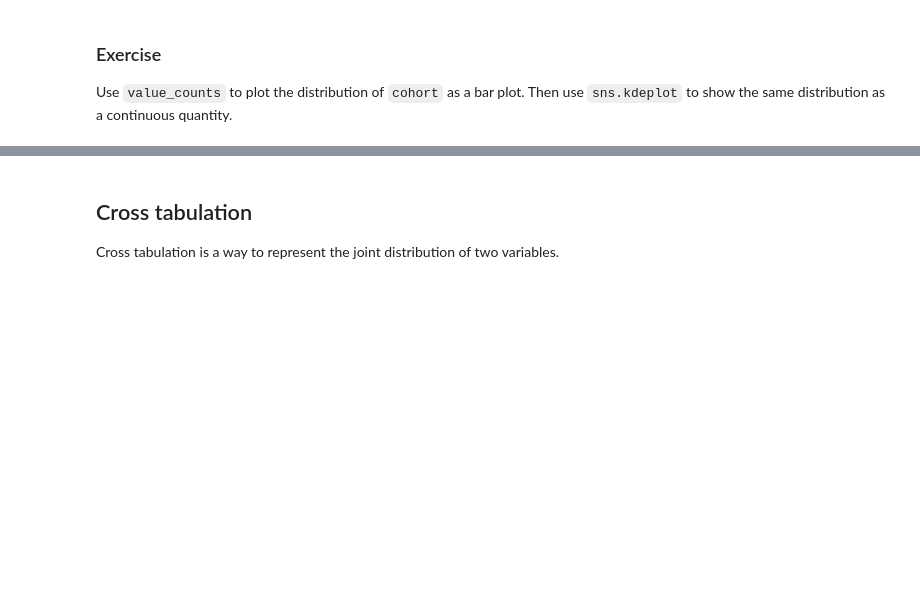
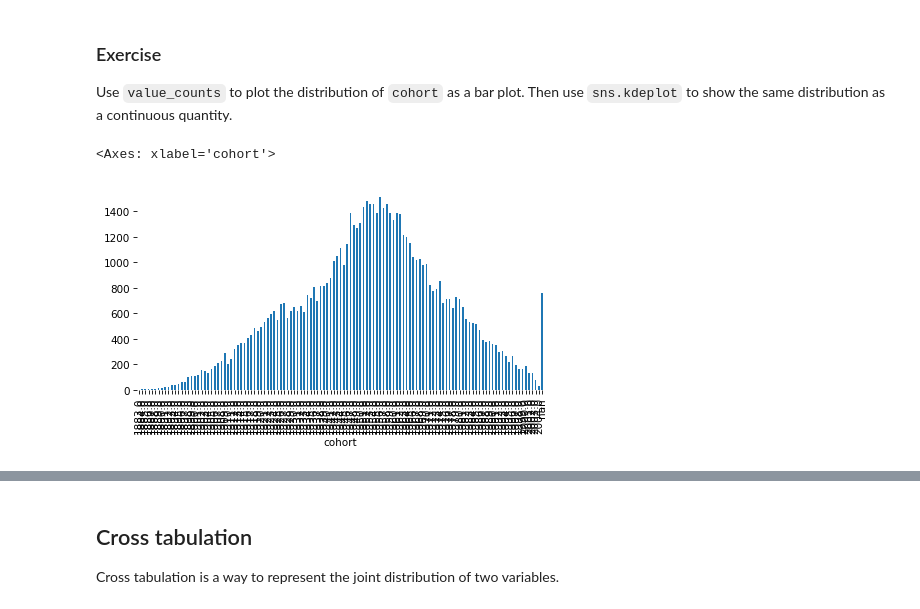
Before and after one commit to JohnAMichel/SurveyDataPandas, a Jupyter notebook: notebooks/01_simpson.ipynb, the cells around one changed output, grey strips where cells are left out. Saved outputs shown, nothing was run; the diff lists cells and outputs as text; code cells hidden in the pictures; blank space fills up the shorter version.

```diff
--- a/notebooks/01_simpson.ipynb
+++ b/notebooks/01_simpson.ipynb
@@ -87,0 +197,3 @@ def value_counts(seq, **options):
+# %%
+gss['cohort'] = gss['cohort'].replace(9999, np.nan)
+gss['cohort'].describe() # year of birth
@@ -90,3 +213,9 @@ def value_counts(seq, **options):
 
 Use `value_counts` to plot the distribution of `cohort` as a bar plot.
 Then use `sns.kdeplot` to show the same distribution as a continuous quantity.
+# %%
+pmf_age = value_counts(gss['cohort'], dropna=False) # custom wrapper function
+pmf_age.plot(kind='bar')
+# %% [output]
+<Axes: xlabel='cohort'>
+[figure, added]
```
Also changed, not shown: parts of 16 cells of this notebook.
